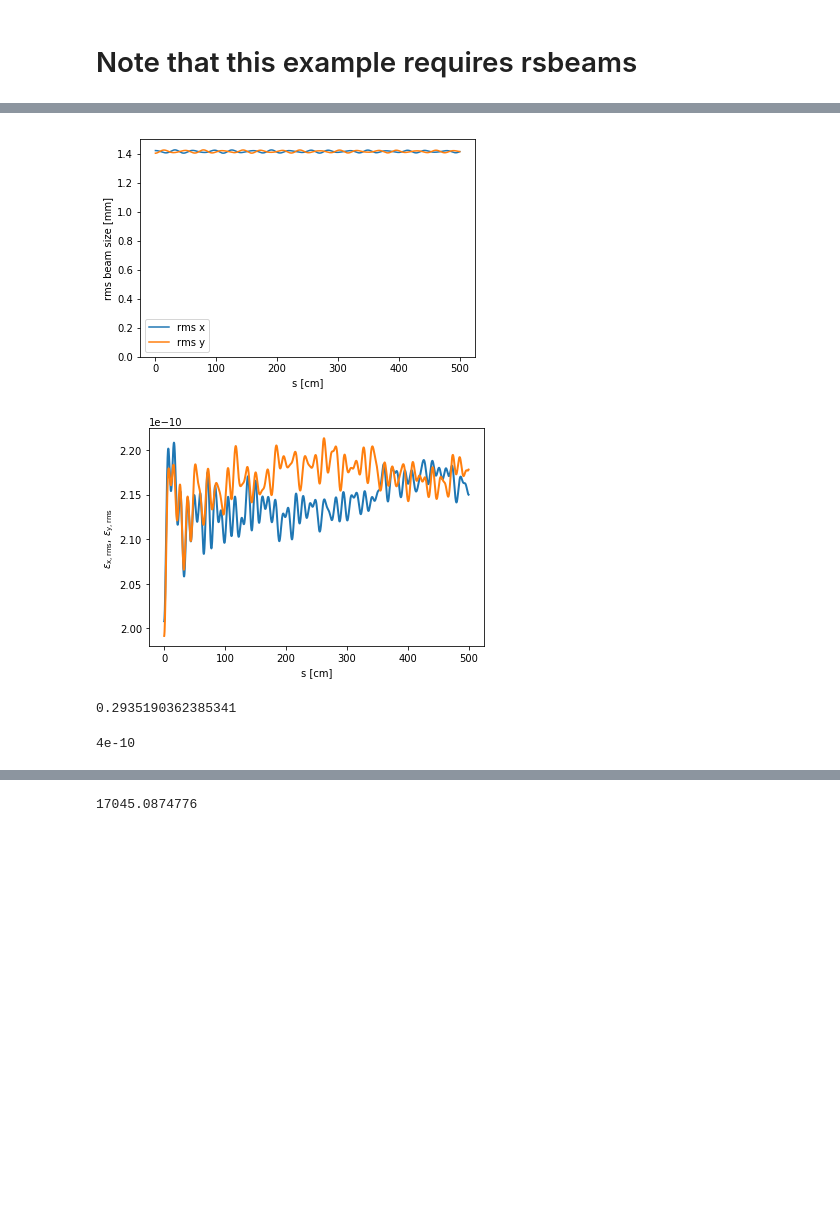
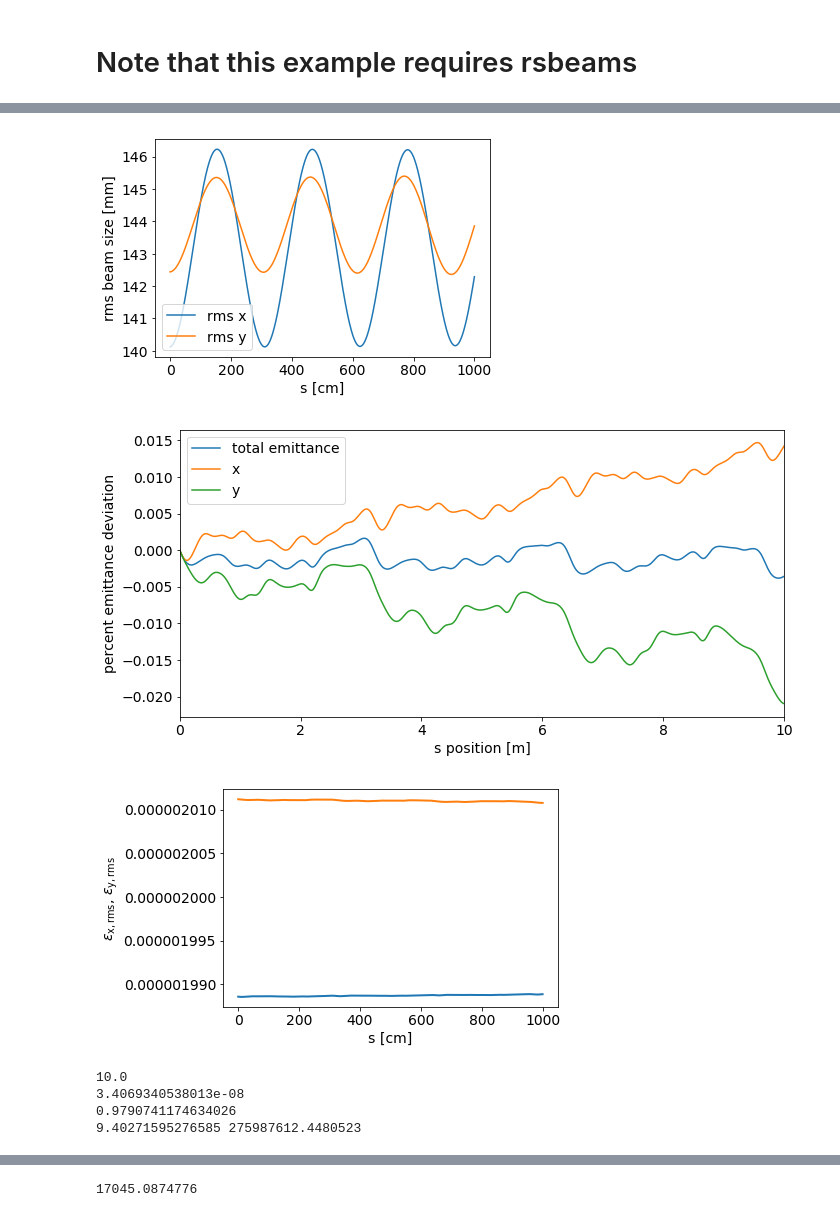
Before and after one commit to radiasoft/rsrespic, a Jupyter notebook: examples/kv_expansion_sc_ufc.ipynb, the cells around one changed output, grey strips where cells are left out. Cells and saved outputs as stored; diff of their text form; code cells hidden in the pictures; blank space fills up the shorter version.

```diff
--- a/examples/kv_expansion_sc_ufc.ipynb
+++ b/examples/kv_expansion_sc_ufc.ipynb
@@ -31,13 +33,13 @@ from scipy.constants import elementary_charge as q_mks
 # Note that this example requires rsbeams
 # %%
 ## Particle definitions
-emit = 1.0e-10
-charge_per_cm_mks = 1.0e-11
+emit = 1.0e-6
+charge_per_cm_mks = 8.0e-11
 charge_per_meter = charge_per_cm_mks * 100
 Q = constants.charge_mks_to_cgs(charge_per_cm_mks)
 
-n_particles = 10000
-ds = 0.010
+n_particles = 5000
+ds = 1.0
 s = 0.0
 E = 2.0e6
 
@@ -68,12 +70,18 @@ my_kv_beam = particles.particles_2D_delta(new_distribution, # dx_tent = 1 * L_mi
 I0 = 4. * np.pi * e0 * (my_kv_beam.m_0 / 1000) * c_mks ** 3. /  q_mks
 I = my_kv_beam.beta * c_mks * charge_per_meter
 
-K = I / I0 * 2. / (my_kv_beam.beta ** 3. * my_kv_beam.gamma ** 3.) / (sigma_x ** 2.)
+K_s = I / I0 * 2. / (my_kv_beam.beta ** 3. * my_kv_beam.gamma ** 3.) / (sigma_x ** 2.)
+K_e = 3.0 * emit ** 3 / sigma_x ** 4.  * 2.e11
+K = K_s + K_e
+
+print K_s * 10000.
+print K_e * 10000.
+print K_s/K_e
 
 
 ## Define the fields
-#L_0 = 10. * sigma_x ## Half the domain size
-#L_min = L_0 / 20. ## minimum wavelength to resolve
+L_0 = 10. * sigma_x ## Half the domain size
+L_min = L_0 / 20. ## minimum wavelength to resolve
 
 #my_fields = fields.cartesian_2D(L_x = L_0, L_y = L_0,
 #    L_x_min = L_min, L_y_min = L_min)
@@ -84,7 +92,7 @@ K = I / I0 * 2. / (my_kv_beam.beta ** 3. * my_kv_beam.gamma ** 3.) / (sigma_x **
 
 
 ## Define the fields using sin transform
-k = 10
+k = 20
 N_s = 1 * k
 L_s = N_s * sigma_x
 n_x = 10 * k
@@ -101,4 +109,4 @@ my_fields.register_solver(field_solver)
 
 ## instantiate the diagnostics
 ptcl_diag = diagnostics.bunch_statistics()
-dumper = diagnostics.particle_dumper(file_name='uniform_focusing_channel.h5')
+dumper = diagnostics.particle_dumper(file_name='ufc_20200117.h5')
@@ -137,39 +169,49 @@ r_zero_current = utilities.round_beam_expansion(s_array, 2. * newKVBunch.emit, s
         0.0, my_kv_beam.gamma, my_kv_beam.m_0)
 # %%
 ## Plotting
+plt.rcParams.update({'font.size': 14})
 
 x_key = 's'
 y_key = 'rms_x'
 xrms = ptcl_diag.get_parameter('rms_x') * 1000
 yrms = ptcl_diag.get_parameter('rms_y') * 1000
 s = ptcl_diag.get_parameter('s')
 
 plt.figure()
 plt.plot(s, xrms)
 plt.plot(s, yrms)
 
-plt.ylim([0, 1.5])
+#plt.ylim([0, 1.5])
 plt.xlabel('s [cm]')
 plt.ylabel('rms beam size [mm]')
 plt.legend(['rms x', 'rms y'])
 plt.savefig('respic_benchmark_kv.pdf')
 
+ex = ptcl_diag.get_parameter('ex_rms')
+ey = ptcl_diag.get_parameter('ey_rms')
+e_tot = np.sqrt(ex ** 2. + ey ** 2.)
+s = ptcl_diag.get_parameter('s')
+
+
+plt.figure(figsize=(10,5))
+plt.plot(s / 100., (e_tot - e_tot[0]) / e_tot[0] * 100., label = 'total emittance')
+plt.plot(s / 100., (ex - ex[0]) / ex[0] * 100., label = 'x')
+plt.plot(s / 100., (ey - ey[0]) / ey[0] * 100., label = 'y')
+plt.ylabel('percent emittance deviation')
+plt.xlabel('s position [m]')
+plt.legend()
+plt.xlim([0,10])
+plt.tight_layout()
+plt.savefig('emittance.pdf')
 
 plt.figure()
 ptcl_diag.plot('s', 'ex_rms')
 ptcl_diag.plot('s', 'ey_rms')
 
 plt.xlabel('s [cm]')
 plt.ylabel(r'$\epsilon_\mathrm{x, rms}$, $\epsilon_\mathrm{y, rms}$')
 plt.show()
 # %% [output]
-[figure, old version]
+[figure, new version]
-[figure, old version]
+[figure, new version]
+[figure, added]
-# %%
-current
-# %% [output]
-0.2935190362385341
-# %%
-newKVBunch.emit
-# %% [output]
-4e-10
@@ -175,0 +220,12 @@ newKVBunch.emit
+# %%
+f_p = np.sqrt(num_dens * (1.602e-19) ** 2. / (m_e_mks * e0)) / (2.0 * np.pi)
+l_sim = 100 * 10 * ds
+t_sim = l_sim / (my_kv_beam.beta * c)
+print t_sim
+print my_kv_beam.beta
+print t_sim/(1/f_p), f_p
+# %% [output]
+10.0
+3.4069340538013e-08
+0.9790741174634026
+9.40271595276585 275987612.4480523
```
Also changed, not shown: parts of 7 cells of this notebook, 4 other files.
